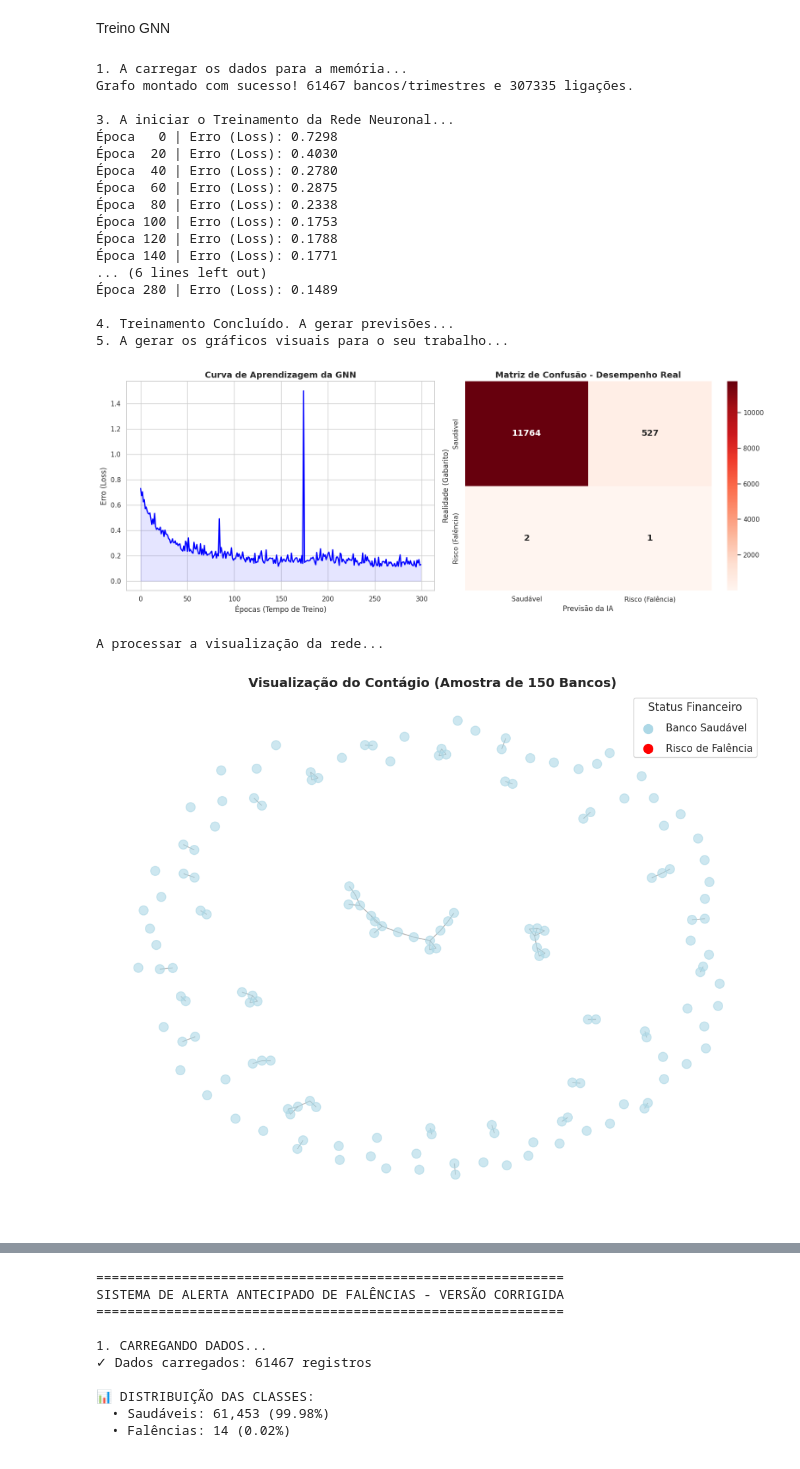
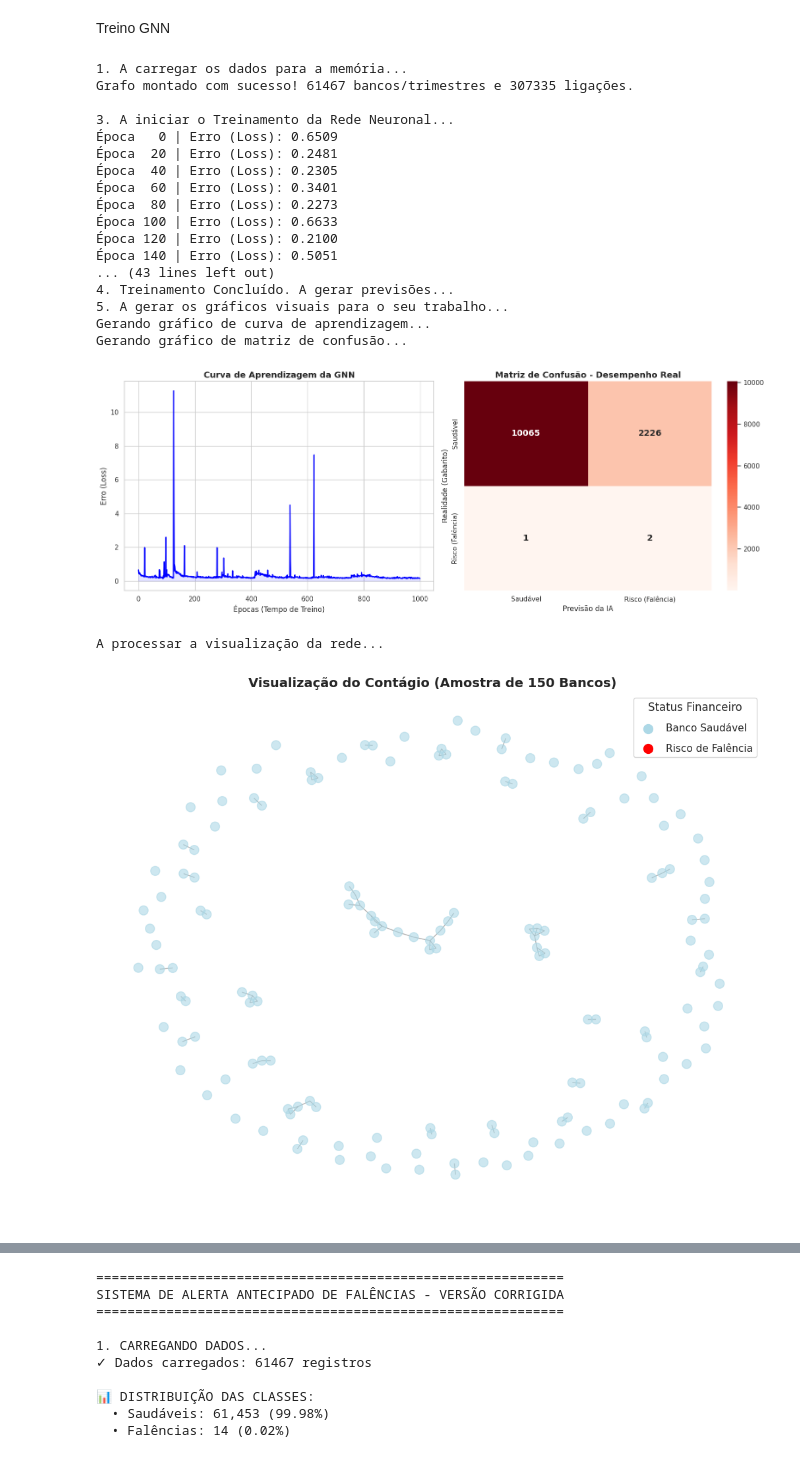
Before and after one commit to Gustavo-M-D-S/bank-distress-foretoken, a Jupyter notebook: teste .ipynb, the cells around one changed output, grey strips where cells are left out. Drawn from its saved outputs; the diff is of its cells as text; code cells hidden in the pictures.

```diff
--- a/teste .ipynb
+++ b/teste .ipynb
@@ -495,9 +495,8 @@ class SistemaAlertaAntecipadoGNN(torch.nn.Module):
 modelo = SistemaAlertaAntecipadoGNN(num_features=grafo.num_node_features)
 
 # 3. Config do weights
-pesos = compute_class_weight('balanced', classes=np.unique(y.numpy()), y=y.numpy())
-pesos_tensor = torch.tensor(pesos, dtype=torch.float)
-optimizer = torch.optim.Adam(modelo.parameters(), lr=0.01, weight_decay=5e-4)
+pesos_tensor = torch.tensor([1.0, 20000.0], dtype=torch.float)
+optimizer = torch.optim.Adam(modelo.parameters(), lr=0.05, weight_decay=5e-4)
 criterio = torch.nn.CrossEntropyLoss(weight=pesos_tensor)
 
 import matplotlib.pyplot as plt
@@ -508,7 +507,7 @@ from torch_geometric.utils import to_networkx
 # 4. Treino
 print("\n3. A iniciar o Treinamento da Rede Neuronal...")
 modelo.train()
-epocas = 300
+epocas = 1000
 historico_loss = []
 
 for epoca in range(epocas):
@@ -535,7 +534,7 @@ print("5. A gerar os gráficos visuais para o seu trabalho...")
 sns.set_theme(style="whitegrid")
 fig, eixos = plt.subplots(1, 2, figsize=(16, 6))
 
-# GRÁFICO 1: Curva de Aprendizagem ---
+# GRÁFICO 1: Curva de Aprendizagem
 print("Gerando gráfico de curva de aprendizagem...")
 eixos[0].plot(historico_loss, color='blue', linewidth=2)
 eixos[0].set_title('Curva de Aprendizagem da GNN', fontsize=14, fontweight='bold')
@@ -543,7 +542,7 @@ eixos[0].set_xlabel('Épocas (Tempo de Treino)', fontsize=12)
 eixos[0].set_ylabel('Erro (Loss)', fontsize=12)
 eixos[0].fill_between(range(len(historico_loss)), historico_loss, alpha=0.1, color='blue')
 
-# GRÁFICO 2: Heatmap da Matriz de Confusão ---
+# GRÁFICO 2: Heatmap da Matriz de Confusão
 print("Gerando gráfico de matriz de confusão...")
 cm = confusion_matrix(y_real, y_previsto)
 sns.heatmap(cm, annot=True, fmt='d', cmap='Reds', ax=eixos[1],
@@ -555,46 +554,46 @@ eixos[1].set_xlabel('Previsão da IA', fontsize=12)
 eixos[1].set_ylabel('Realidade (Gabarito)', fontsize=12)
 
 plt.tight_layout()
-plt.show() # Isto vai abrir uma janela com os dois primeiros gráficos
+plt.show()
 
 from torch_geometric.utils import to_networkx, subgraph
 import torch
 import networkx as nx
 import matplotlib.pyplot as plt
 
-# --- GRÁFICO 3: Visualização do Grafo (Amostra Segura) ---
+# GRÁFICO 3: Visualização do Grafo (Amostra Segura)
 print("A processar a visualização da rede...")
 subset = torch.arange(150)
 sub_edge_index, _ = subgraph(subset, grafo.edge_index, relabel_nodes=True)
 grafo_amostra = Data(x=grafo.x[:150], edge_index=sub_edge_index)
 G = to_networkx(grafo_amostra, to_undirected=True)
 cores = ['red' if target == 1 else 'lightblue' for target in grafo.y[:150].numpy()]
 plt.figure(figsize=(10, 8))
 posicoes = nx.spring_layout(G, seed=42)
 nx.draw(G, posicoes, node_color=cores, node_size=100, edge_color='gray', alpha=0.6, with_labels=False)
 plt.scatter([], [], c='lightblue', label='Banco Saudável', s=100)
 plt.scatter([], [], c='red', label='Risco de Falência', s=100)
 plt.legend(scatterpoints=1, frameon=True, labelspacing=1, title="Status Financeiro")
 plt.title('Visualização do Contágio (Amostra de 150 Bancos)', fontsize=14, fontweight='bold')
 plt.show()
 # %% [output]
 1. A carregar os dados para a memória...
 Grafo montado com sucesso! 61467 bancos/trimestres e 307335 ligações.
 
 3. A iniciar o Treinamento da Rede Neuronal...
-Época   0 | Erro (Loss): 0.7298
-Época  20 | Erro (Loss): 0.4030
-Época  40 | Erro (Loss): 0.2780
-Época  60 | Erro (Loss): 0.2875
-Época  80 | Erro (Loss): 0.2338
-Época 100 | Erro (Loss): 0.1753
-Época 120 | Erro (Loss): 0.1788
-Época 140 | Erro (Loss): 0.1771
-... (6 lines left out)
-Época 280 | Erro (Loss): 0.1489
-
+Época   0 | Erro (Loss): 0.6509
+Época  20 | Erro (Loss): 0.2481
+Época  40 | Erro (Loss): 0.2305
+Época  60 | Erro (Loss): 0.3401
+Época  80 | Erro (Loss): 0.2273
+Época 100 | Erro (Loss): 0.6633
+Época 120 | Erro (Loss): 0.2100
+Época 140 | Erro (Loss): 0.5051
+... (43 lines left out)
 4. Treinamento Concluído. A gerar previsões...
 5. A gerar os gráficos visuais para o seu trabalho...
+Gerando gráfico de curva de aprendizagem...
+Gerando gráfico de matriz de confusão...
-[figure, old version]
+[figure, new version]
 A processar a visualização da rede...
 [figure]
```
Also changed, not shown: parts of 1 cell of this notebook.
